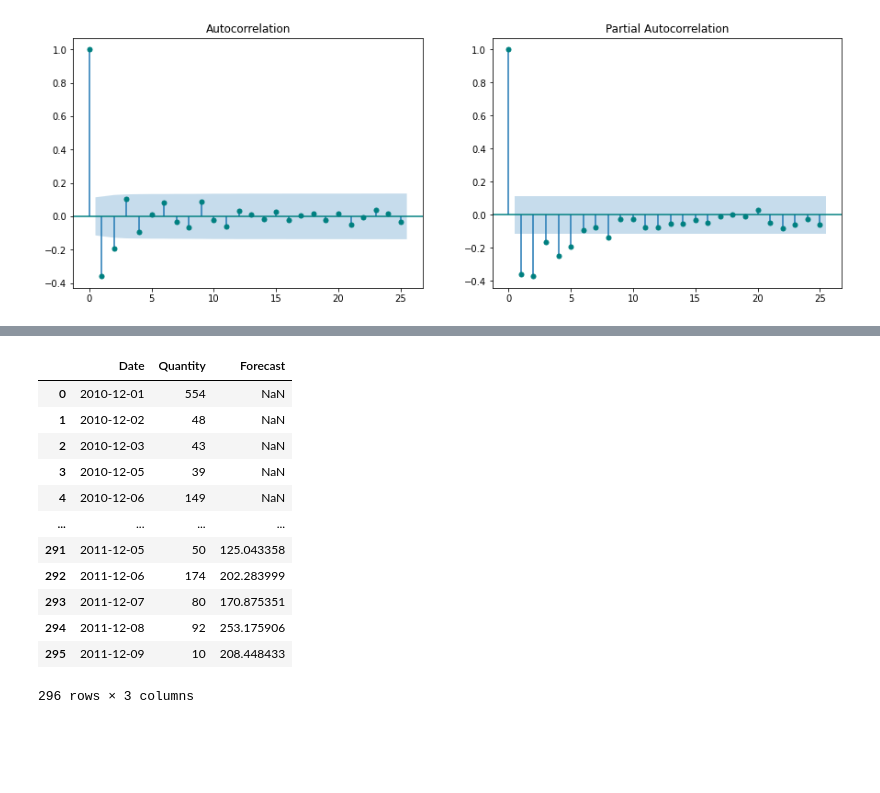
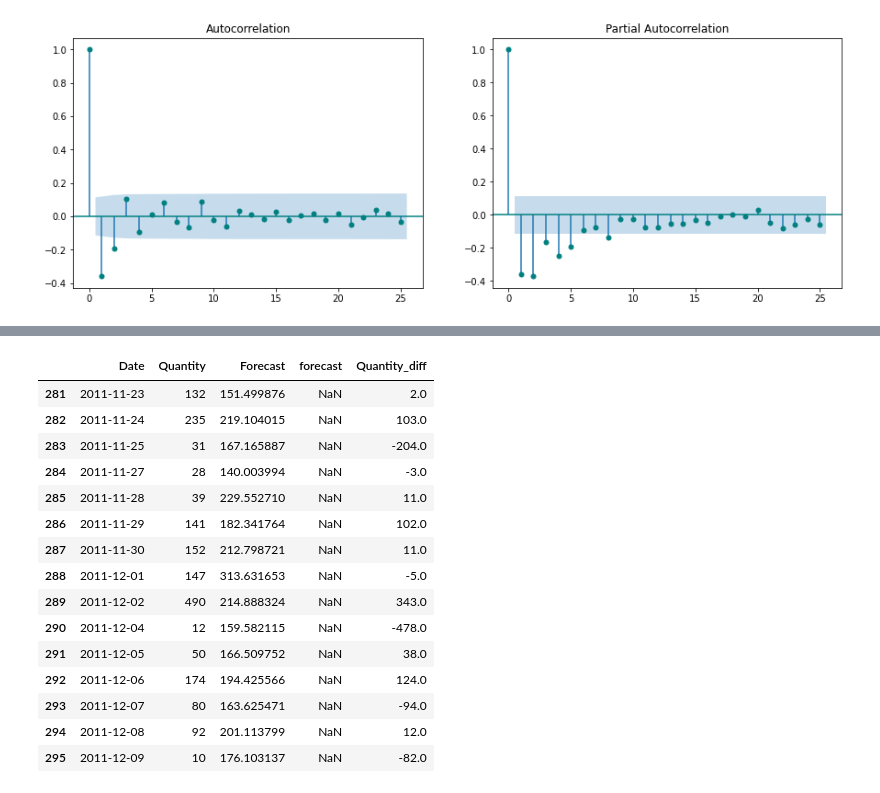
Before and after one commit to sheetalbongale/Retail-Time-Series-Analysis-and-Forecasting, a Jupyter notebook: notebooks/3_Modeling_and_Forecasting.ipynb, the cells around one changed output, grey strips where cells are left out. Drawn from its saved outputs; the diff is of its cells as text; code cells hidden in the pictures; blank space fills up the shorter version.

```diff
--- a/notebooks/3_Modeling_and_Forecasting.ipynb
+++ b/notebooks/3_Modeling_and_Forecasting.ipynb
@@ -338,3 +398,0 @@ Roots
-# %%
-df3_sales['Forecast']=model_fit.predict(start=275,end=290,dynamic=True)
-df3_sales[['Quantity','Forecast']].plot(figsize=(12,8))
@@ -346,5 +399,5 @@ df3_sales[['Quantity','Forecast']].plot(figsize=(12,8))
 # %%
-model=sm.tsa.statespace.SARIMAX(df3_sales['Quantity'],order=(1, 1, 1),seasonal_order=(1,1,1,12))
+model=sm.tsa.statespace.SARIMAX(df3_sales['Quantity'],order=(3, 1, 0),seasonal_order=(3,1,0,12))
 results=model.fit()
 # %%
 df3_sales['Forecast']=results.predict(start=250,end=350,dynamic=True)
@@ -355,16 +408,19 @@ df3_sales[['Quantity','Forecast']].plot(figsize=(12,8))
 # %%
-df3_sales
+df3_sales.tail(15)
 # %% [output]
-|  | Date | Quantity | Forecast |
-| 0 | 2010-12-01 | 554 | NaN |
-| 1 | 2010-12-02 | 48 | NaN |
-| 2 | 2010-12-03 | 43 | NaN |
-| 3 | 2010-12-05 | 39 | NaN |
-| 4 | 2010-12-06 | 149 | NaN |
-| ... | ... | ... | ... |
-| 291 | 2011-12-05 | 50 | 125.043358 |
-| 292 | 2011-12-06 | 174 | 202.283999 |
-| 293 | 2011-12-07 | 80 | 170.875351 |
-| 294 | 2011-12-08 | 92 | 253.175906 |
-| 295 | 2011-12-09 | 10 | 208.448433 |
+|  | Date | Quantity | Forecast | forecast | Quantity_diff |
+| 281 | 2011-11-23 | 132 | 151.499876 | NaN | 2.0 |
+| 282 | 2011-11-24 | 235 | 219.104015 | NaN | 103.0 |
+| 283 | 2011-11-25 | 31 | 167.165887 | NaN | -204.0 |
+| 284 | 2011-11-27 | 28 | 140.003994 | NaN | -3.0 |
+| 285 | 2011-11-28 | 39 | 229.552710 | NaN | 11.0 |
+| 286 | 2011-11-29 | 141 | 182.341764 | NaN | 102.0 |
+| 287 | 2011-11-30 | 152 | 212.798721 | NaN | 11.0 |
+| 288 | 2011-12-01 | 147 | 313.631653 | NaN | -5.0 |
+| 289 | 2011-12-02 | 490 | 214.888324 | NaN | 343.0 |
+| 290 | 2011-12-04 | 12 | 159.582115 | NaN | -478.0 |
+| 291 | 2011-12-05 | 50 | 166.509752 | NaN | 38.0 |
+| 292 | 2011-12-06 | 174 | 194.425566 | NaN | 124.0 |
+| 293 | 2011-12-07 | 80 | 163.625471 | NaN | -94.0 |
+| 294 | 2011-12-08 | 92 | 201.113799 | NaN | 12.0 |
+| 295 | 2011-12-09 | 10 | 176.103137 | NaN | -82.0 |
-296 rows × 3 columns
```
Also changed, not shown: parts of 39 cells of this notebook.
